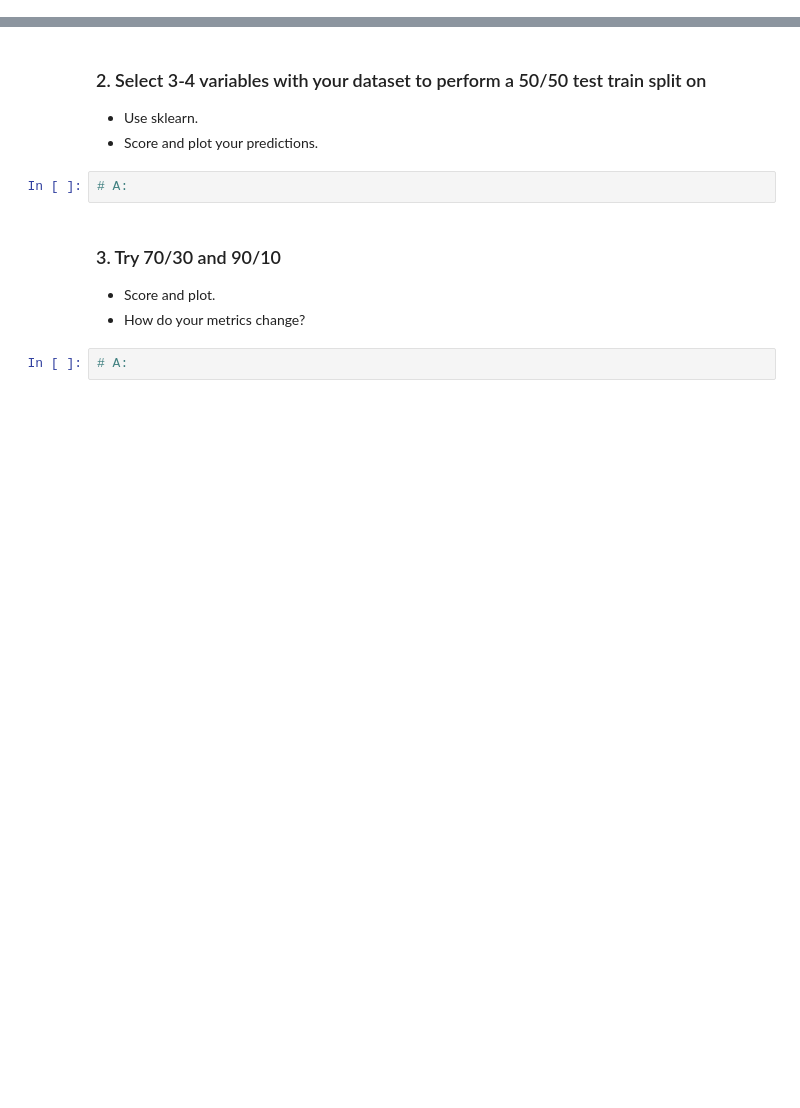
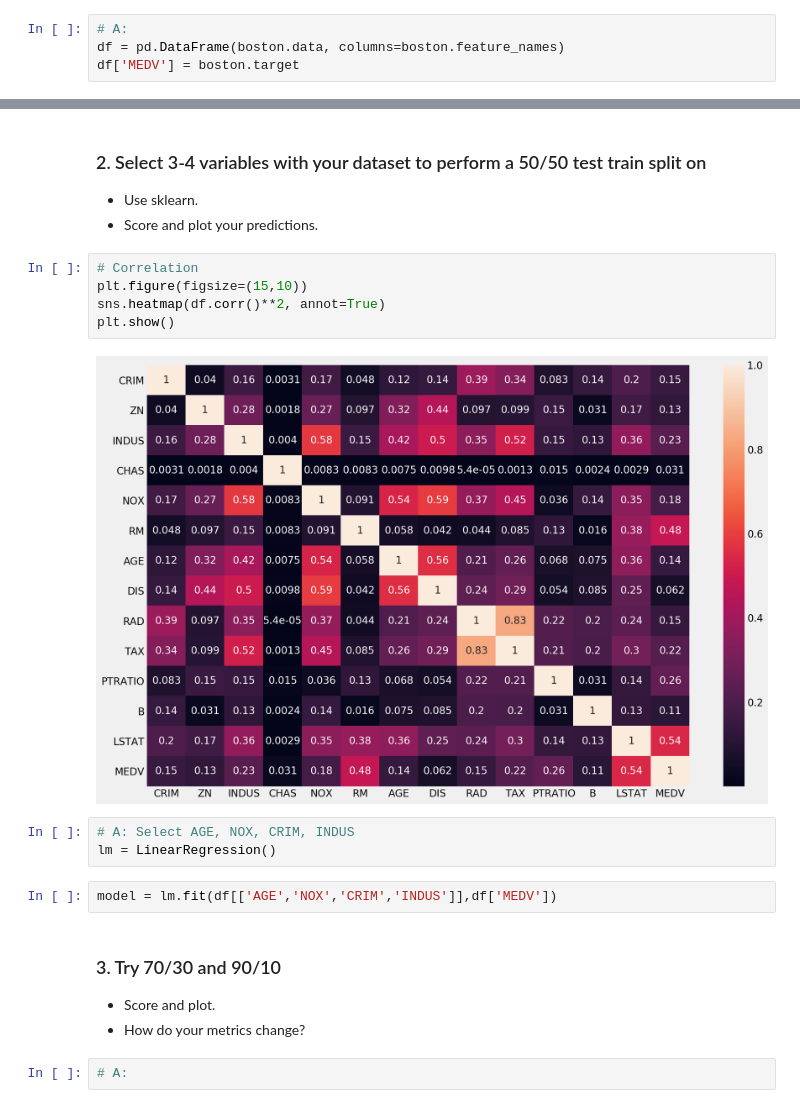
Before and after one commit to davidyan92/dsi, a Jupyter notebook: week-04/evaluation-cross_validation_train_test-lab/train-test-cross-validation-lab.ipynb, the cells around one changed output, grey strips where cells are left out. Drawn from its saved outputs; the diff is of its cells as text; blank space fills up the shorter version.

```diff
--- a/week-04/evaluation-cross_validation_train_test-lab/train-test-cross-validation-lab.ipynb
+++ b/week-04/evaluation-cross_validation_train_test-lab/train-test-cross-validation-lab.ipynb
@@ -68,0 +71,4 @@ Load the Boston housing data.  Fix any problems, if applicable.
+# %%
+# A:
+df = pd.DataFrame(boston.data, columns=boston.feature_names)
+df['MEDV'] = boston.target
@@ -71,8 +86,18 @@ Load the Boston housing data.  Fix any problems, if applicable.
 
 - Use sklearn.
 - Score and plot your predictions.
-# %%
-# A:
+# %%
+# Correlation
+plt.figure(figsize=(15,10))
+sns.heatmap(df.corr()**2, annot=True)
+plt.show()
+# %% [output]
+[figure, added]
+# %%
+# A: Select AGE, NOX, CRIM, INDUS
+lm = LinearRegression()
+# %%
+model = lm.fit(df[['AGE','NOX','CRIM','INDUS']],df['MEDV'])
 # %% [markdown]
 ### 3. Try 70/30 and 90/10
 - Score and plot.
```
Also changed, not shown: parts of 3 cells of this notebook, 5 other files.
